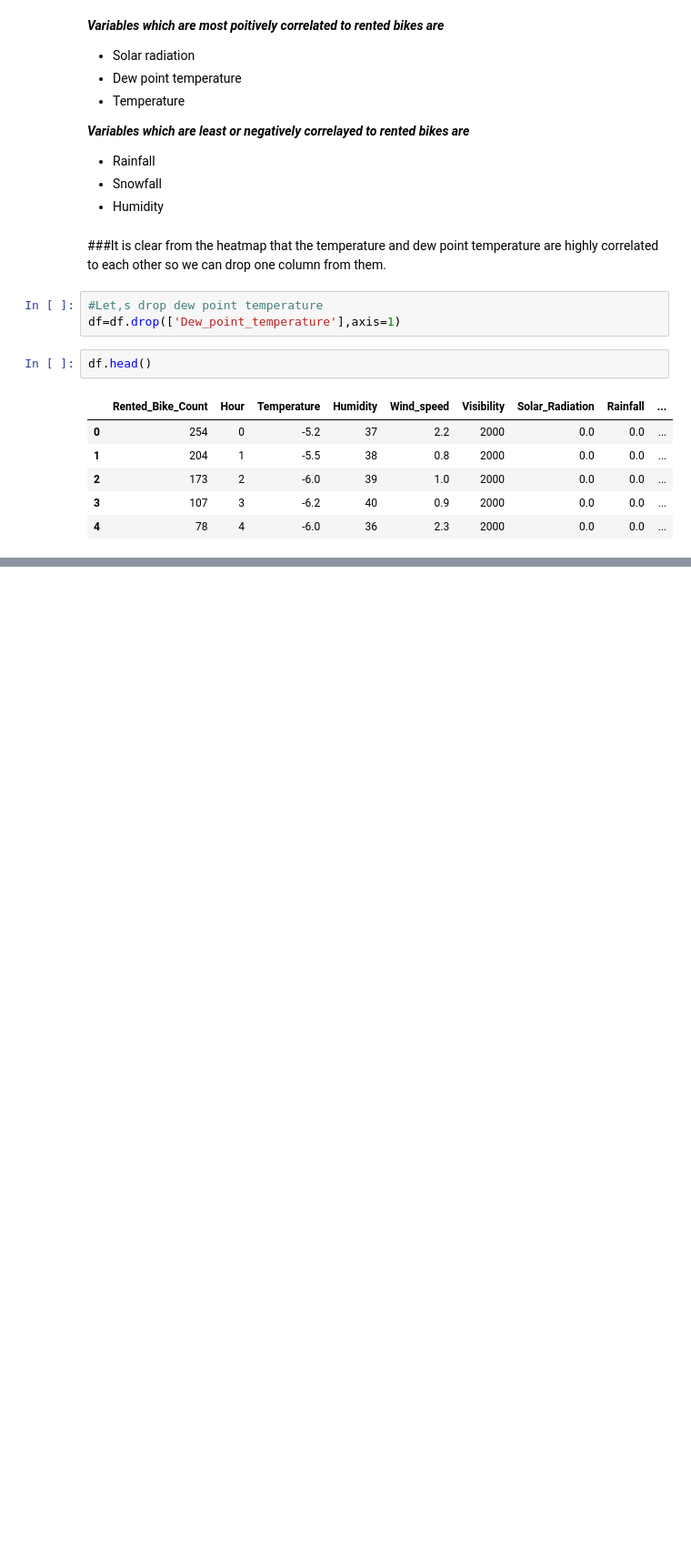
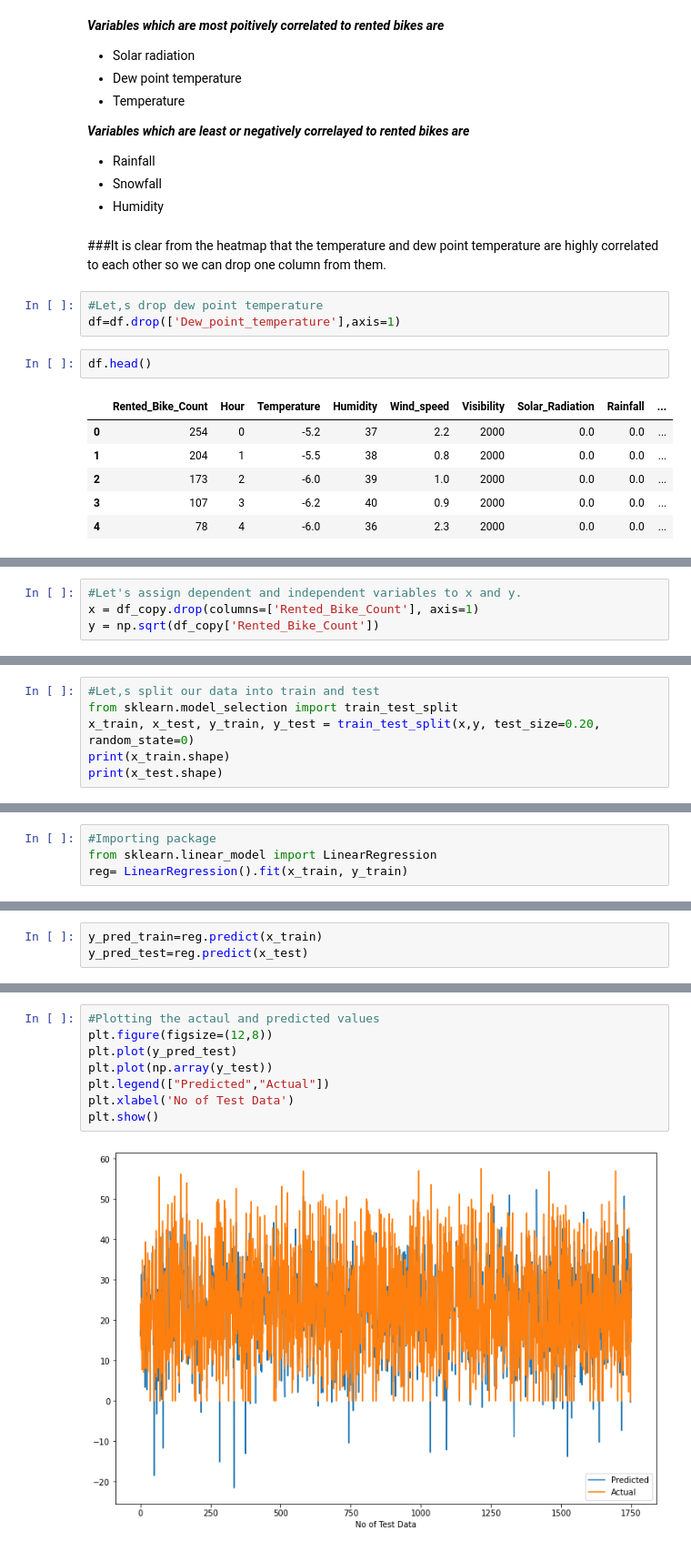
Before and after one commit to shubham-jindal/Bike-Sharing-Demand-Prediction, a Jupyter notebook: Bike_Sharing_Demand_Prediction_Capstone_Project.ipynb, the cells around one changed output, grey strips where cells are left out. Shown at 91% size. Saved outputs shown, nothing was run; the diff lists cells and outputs as text; blank space fills up the shorter version.

```diff
--- a/Bike_Sharing_Demand_Prediction_Capstone_Project.ipynb
+++ b/Bike_Sharing_Demand_Prediction_Capstone_Project.ipynb
@@ -677,0 +752,4 @@ df.head()
+# %%
+#Let's assign dependent and independent variables to x and y.
+x = df_copy.drop(columns=['Rented_Bike_Count'], axis=1)
+y = np.sqrt(df_copy['Rented_Bike_Count'])
@@ -677,0 +775,6 @@ df.head()
+# %%
+#Let,s split our data into train and test
+from sklearn.model_selection import train_test_split
+x_train, x_test, y_train, y_test = train_test_split(x,y, test_size=0.20, random_state=0)
+print(x_train.shape)
+print(x_test.shape)
@@ -677,0 +788,4 @@ df.head()
+# %%
+#Importing package
+from sklearn.linear_model import LinearRegression
+reg= LinearRegression().fit(x_train, y_train)
@@ -677,0 +812,3 @@ df.head()
+# %%
+y_pred_train=reg.predict(x_train)
+y_pred_test=reg.predict(x_test)
@@ -677,0 +891,10 @@ df.head()
+# %%
+#Plotting the actaul and predicted values
+plt.figure(figsize=(12,8))
+plt.plot(y_pred_test)
+plt.plot(np.array(y_test))
+plt.legend(["Predicted","Actual"])
+plt.xlabel('No of Test Data')
+plt.show()
+# %% [output]
+[figure, added]
```
Also changed, not shown: parts of 50 cells of this notebook.
